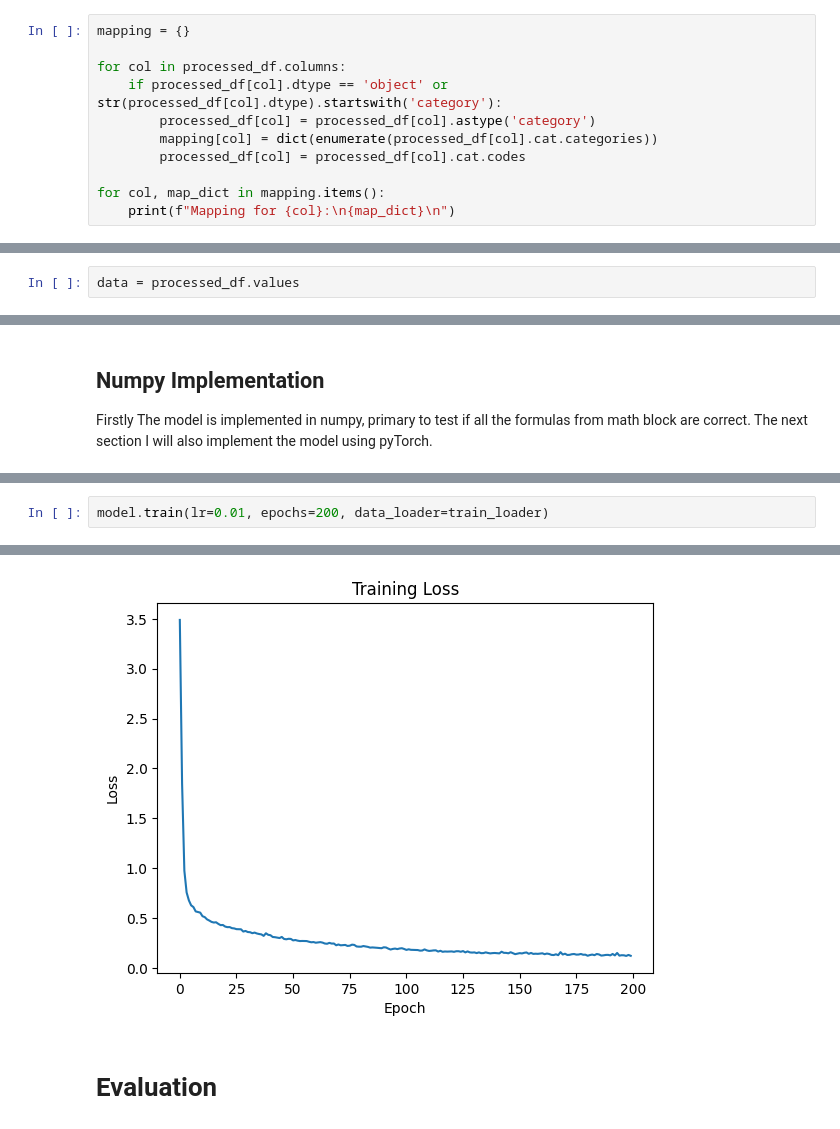
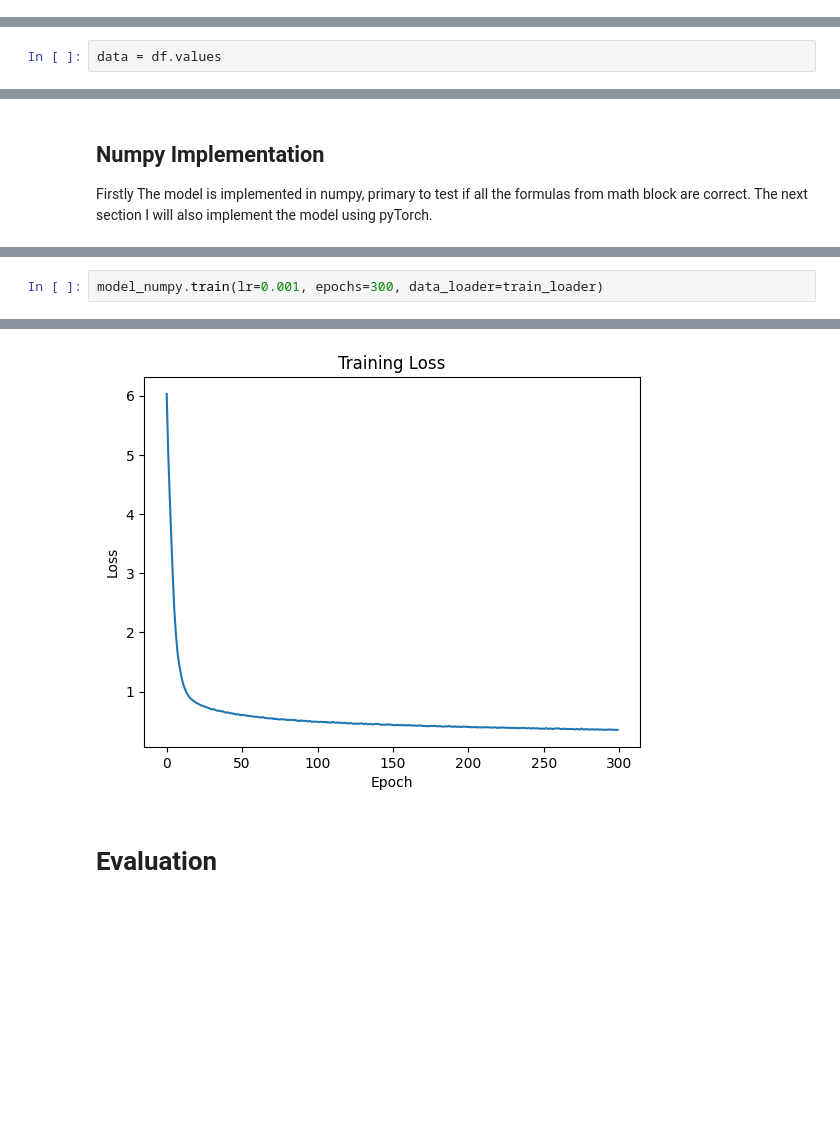
Before and after one commit to 33may/ml_portfolio, a Jupyter notebook: AIA/ann/ann.ipynb, the cells around one changed output, grey strips where cells are left out. Drawn from its saved outputs; the diff is of its cells as text; blank space fills up the shorter version.

```diff
--- a/AIA/ann/ann.ipynb
+++ b/AIA/ann/ann.ipynb
@@ -621,11 +601,0 @@ processed_df = df.copy()
-# %%
-mapping = {}
-
-for col in processed_df.columns:
-    if processed_df[col].dtype == 'object' or str(processed_df[col].dtype).startswith('category'):
-        processed_df[col] = processed_df[col].astype('category')
-        mapping[col] = dict(enumerate(processed_df[col].cat.categories))
-        processed_df[col] = processed_df[col].cat.codes
-
-for col, map_dict in mapping.items():
-    print(f"Mapping for {col}:\n{map_dict}\n")
@@ -648,5 +602,5 @@ processed_df
 # %% [markdown]
 Next step is to convert the dataframe into ndarray and init the data loader class
 # %%
-data = processed_df.values
+data = df.values
 # %%
@@ -979,3 +978,3 @@ model = Model(layers)
 # %%
-model.train(lr=0.01, epochs=200, data_loader=train_loader)
+model_numpy.train(lr=0.001, epochs=300, data_loader=train_loader)
 # %% [output]
@@ -999,3 +998,3 @@ Epoch 200/200, Loss: 0.1218
-[figure, old version]
+[figure, new version]
 # %% [markdown]
 # Evaluation
```
Also changed, not shown: parts of 38 cells of this notebook.
